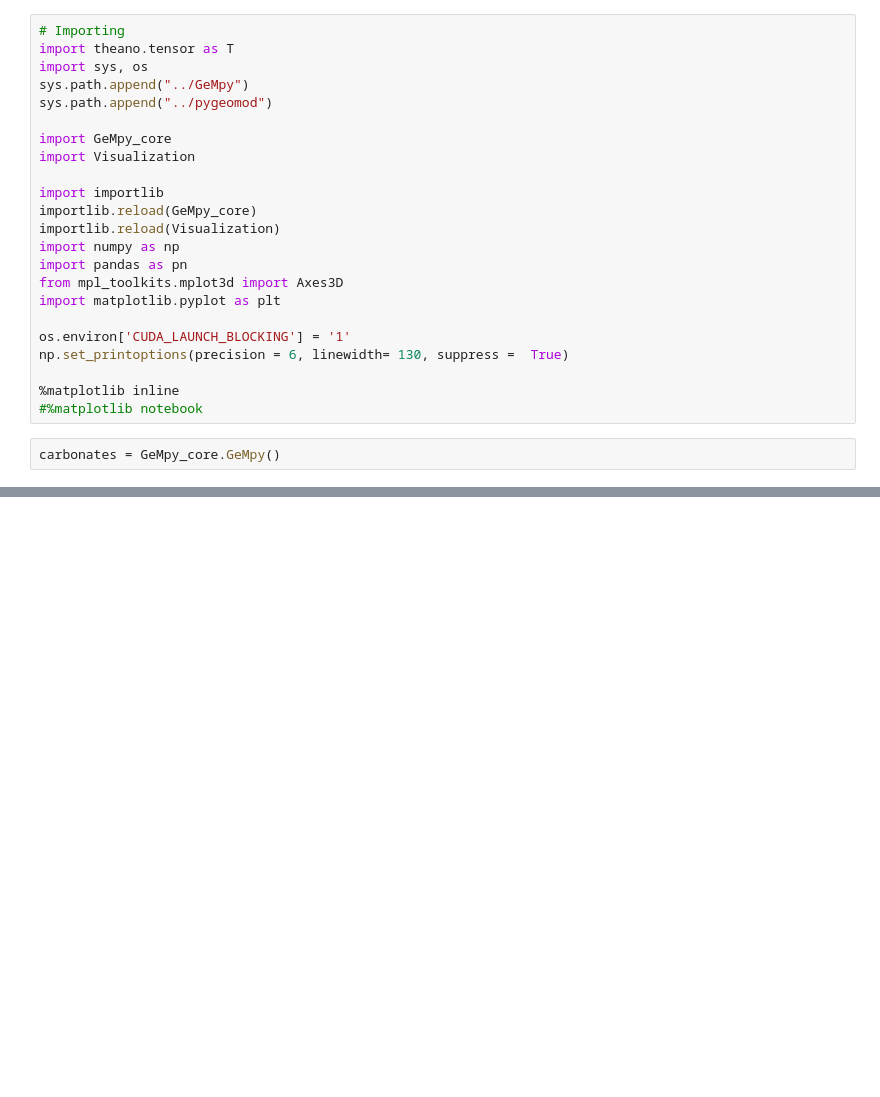
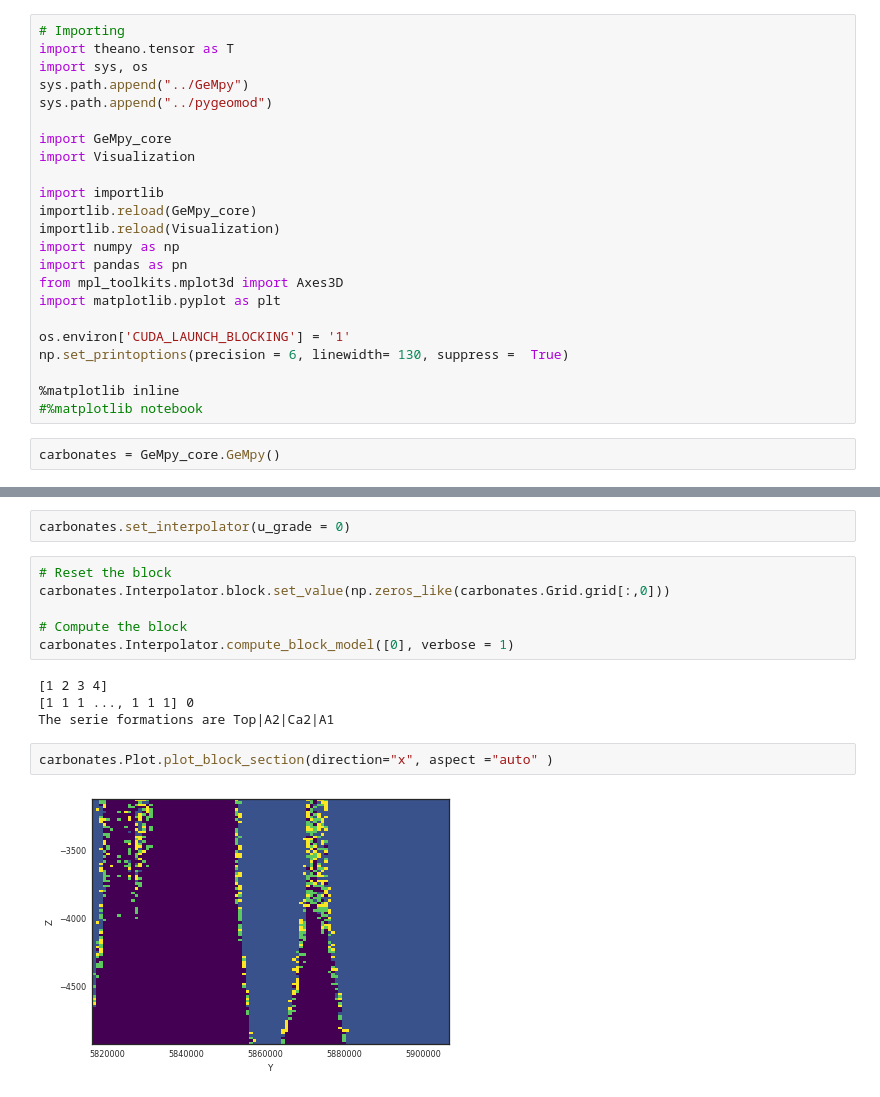
Before and after one commit to Leguark/GeMpy, a Jupyter notebook: Prototype Notebook/Max Project.ipynb, the cells around one changed output, grey strips where cells are left out. Drawn from its saved outputs; the diff is of its cells as text; blank space fills up the shorter version.

```diff
--- a/Prototype Notebook/Max Project.ipynb
+++ b/Prototype Notebook/Max Project.ipynb
@@ -29,0 +124,16 @@ sandstone.import_data( 696000,747000,6863000,6950000,-20000, 2000,
+# %%
+carbonates.set_interpolator(u_grade = 0)
+# %%
+# Reset the block
+carbonates.Interpolator.block.set_value(np.zeros_like(carbonates.Grid.grid[:,0]))
+
+# Compute the block
+carbonates.Interpolator.compute_block_model([0], verbose = 1)
+# %% [output]
+[1 2 3 4]
+[1 1 1 ..., 1 1 1] 0
+The serie formations are Top|A2|Ca2|A1
+# %%
+carbonates.Plot.plot_block_section(direction="x", aspect ="auto" )
+# %% [output]
+[figure, added]
```
Also changed, not shown: parts of 9 cells of this notebook, 3 other files.
